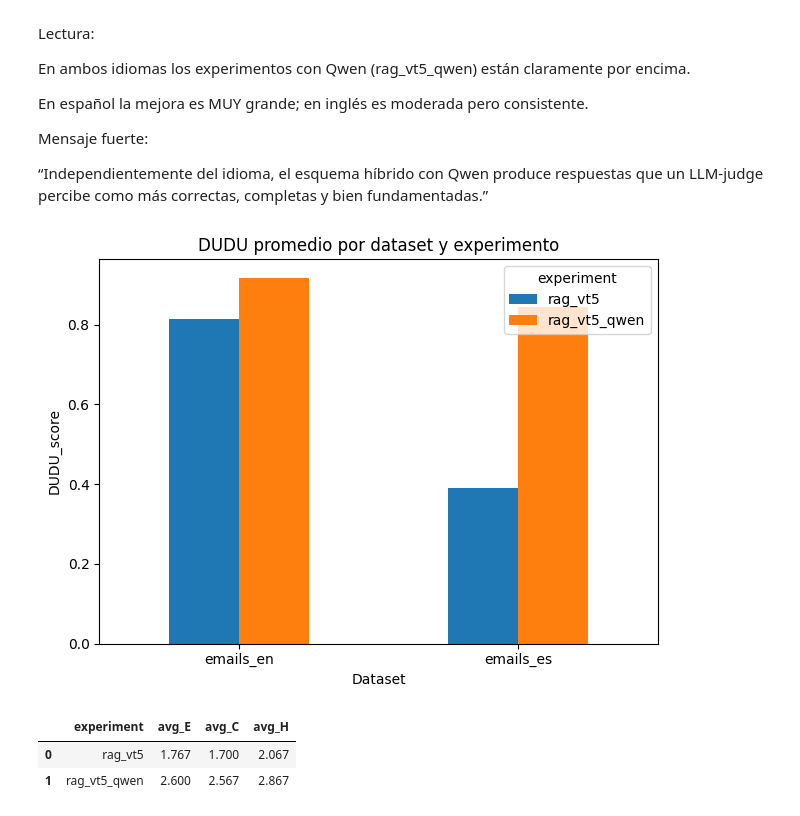
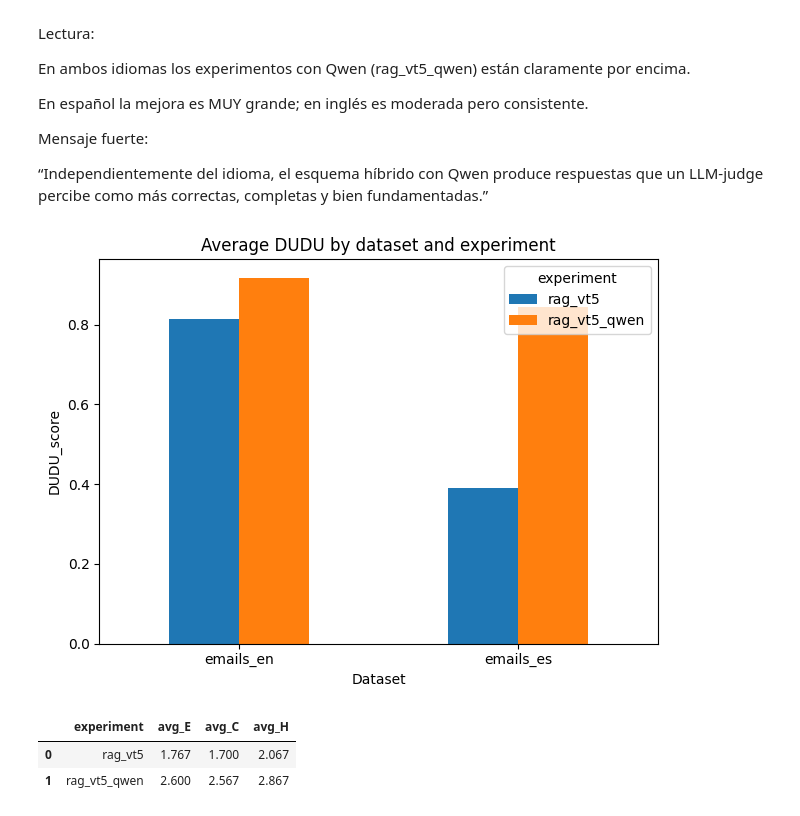
Before and after one commit to JavierCan/DUDU-implementation, a Jupyter notebook: DUDU_multi_eval_analysis.ipynb, the cells around one changed output. Saved outputs shown, nothing was run; the diff lists cells and outputs as text; code cells hidden in the pictures.

```diff
--- a/DUDU_multi_eval_analysis.ipynb
+++ b/DUDU_multi_eval_analysis.ipynb
@@ -376,20 +378,20 @@ Mensaje fuerte:
 
 “Independientemente del idioma, el esquema híbrido con Qwen produce respuestas que un LLM-judge percibe como más correctas, completas y bien fundamentadas.”
 # %%
-# Gráfica de DUDU por dataset / experimento
+# DUDU plot per dataset / experiment
 metric = "avg_DUDU"
 
 pivot_dudu = df.pivot(index="dataset", columns="experiment", values=metric)
 
 ax = pivot_dudu.plot(kind="bar")
-ax.set_title("DUDU promedio por dataset y experimento")
+ax.set_title("Average DUDU by dataset and experiment")
 ax.set_ylabel("DUDU_score")
 ax.set_xlabel("Dataset")
 plt.xticks(rotation=0)
 plt.tight_layout()
 plt.show()
 # %% [output]
-[figure, old version]
+[figure, new version]
 # %%
 # Promedios globales E, C, H por experimento (promediando datasets)
 agg_ech = (
```
Also changed, not shown: parts of 6 cells of this notebook, 4 other files.
